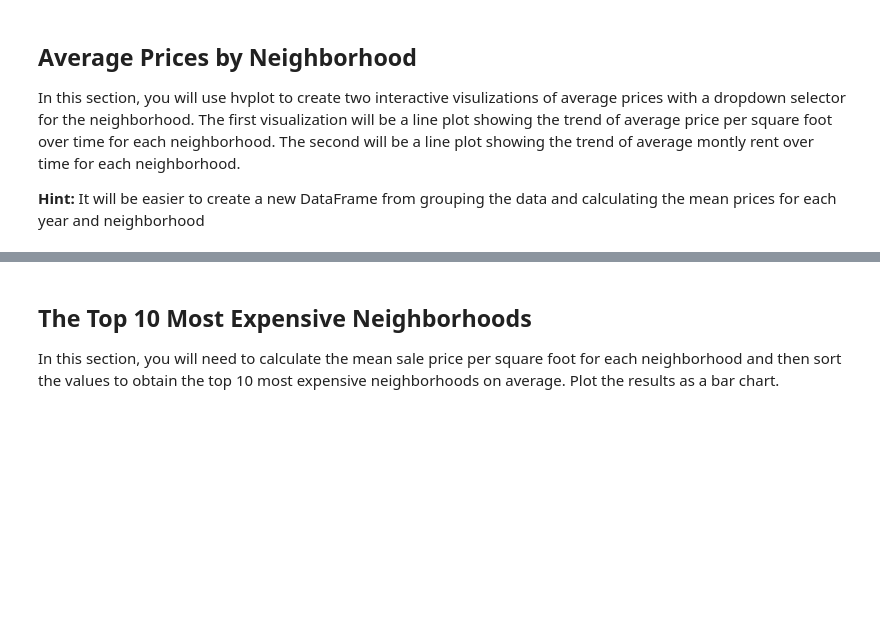
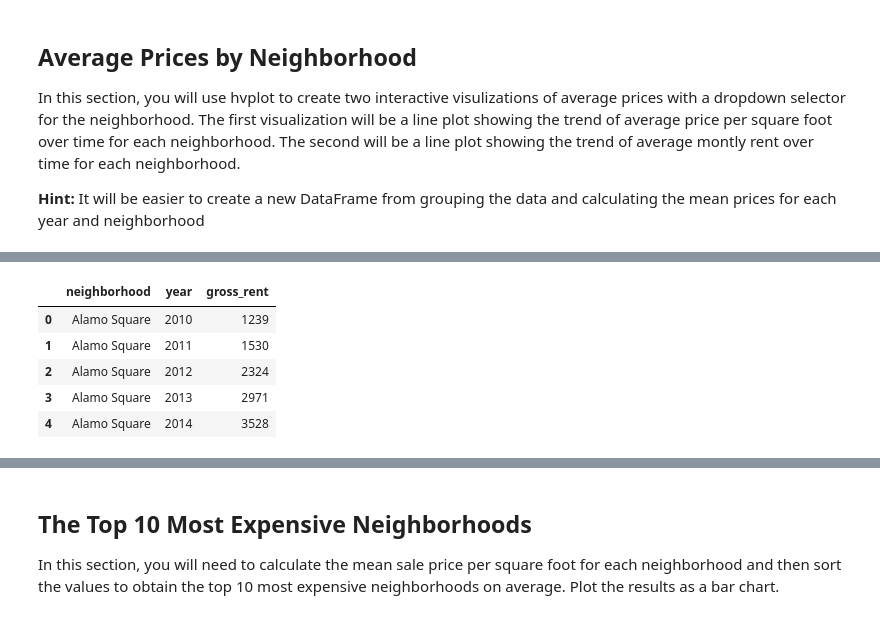
Before and after one commit to PanicAtTheDisco88/PyViz_homework6, a Jupyter notebook: Instructions/Starter_Code/rental_analysis.ipynb, the cells around one changed output, grey strips where cells are left out. Saved outputs shown, nothing was run; the diff lists cells and outputs as text; code cells hidden in the pictures; blank space fills up the shorter version.

Commit message:
Partially complete: WIP cost to purchase vs. rent

```diff
--- a/Instructions/Starter_Code/rental_analysis.ipynb
+++ b/Instructions/Starter_Code/rental_analysis.ipynb
@@ -154,0 +160,15 @@ interact(choose_neighborhood, neighborhood=list_of_neighborhoods)
+# %%
+# Group by year and neighborhood and then create a new data set of the mean values; returns a Series object
+sfo_avg_rent_neighborhood = sfo_data["gross_rent"].groupby([sfo_data.neighborhood,sfo_data.index]).mean()
+
+# Cast sfo_avg_psf_neighborhood to a Dataframe and reset index
+sfo_avg_rent_neighborhood = sfo_avg_rent_neighborhood.to_frame()
+sfo_avg_rent_neighborhood.reset_index(inplace=True)
+sfo_avg_rent_neighborhood.head()
+# %% [output]
+|  | neighborhood | year | gross_rent |
+| 0 | Alamo Square | 2010 | 1239 |
+| 1 | Alamo Square | 2011 | 1530 |
+| 2 | Alamo Square | 2012 | 2324 |
+| 3 | Alamo Square | 2013 | 2971 |
+| 4 | Alamo Square | 2014 | 3528 |
```
Also changed, not shown: parts of 13 cells of this notebook.
